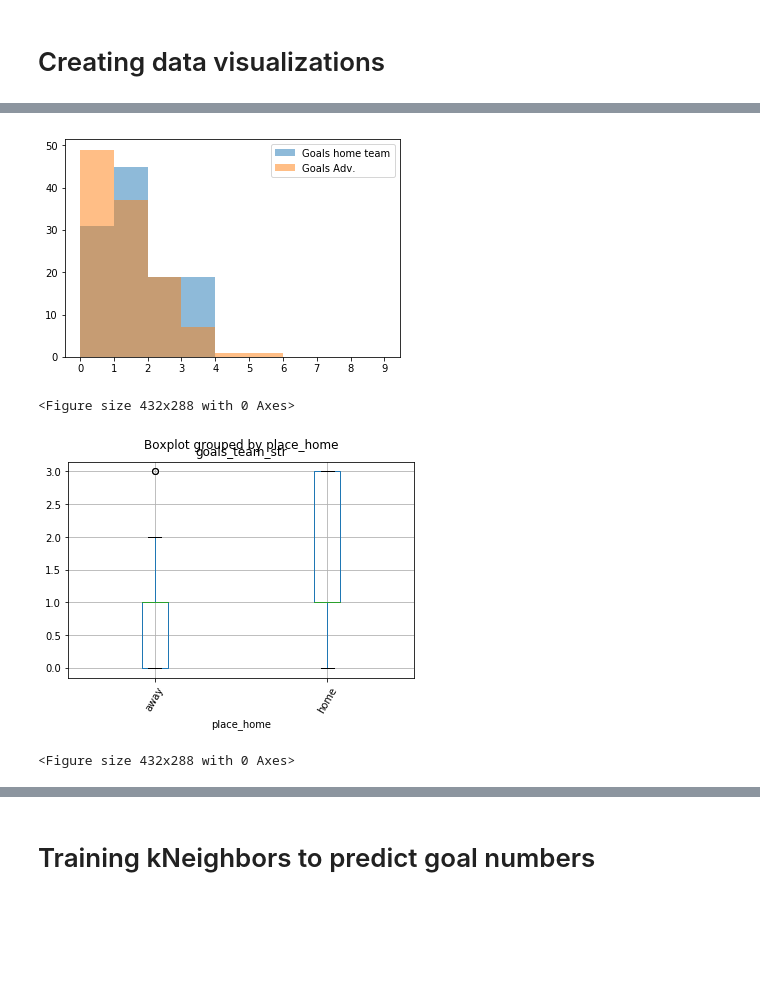
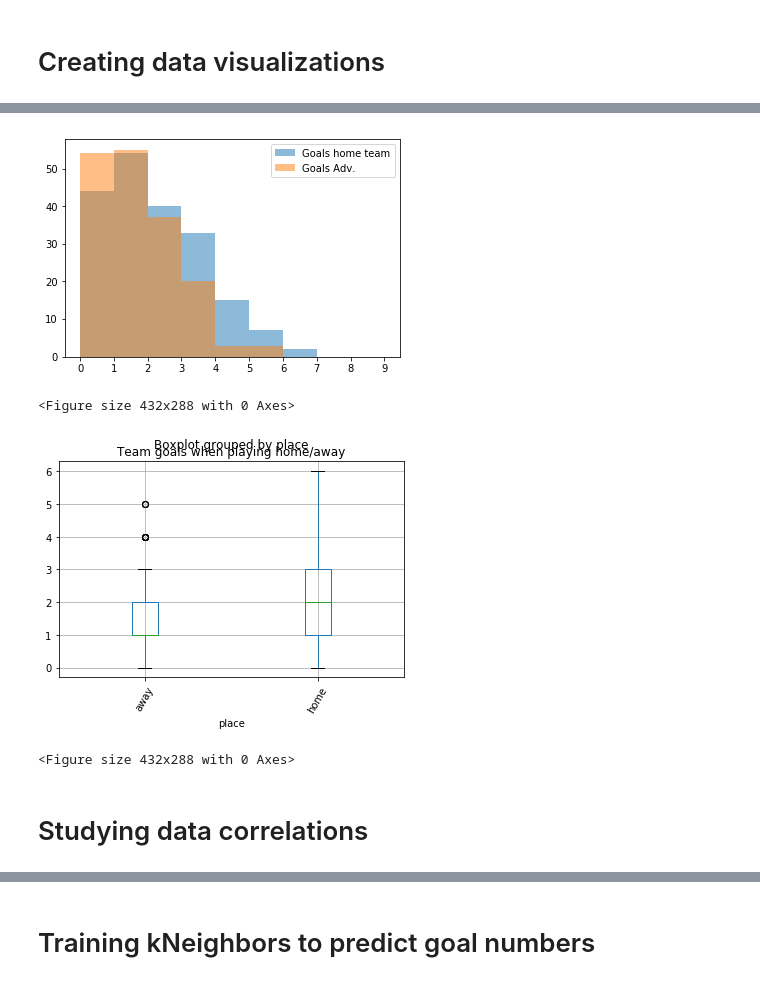
Before and after one commit to aleandrade/Data-Science, a Jupyter notebook: SoccerDataScienceNotebook.ipynb, the cells around one changed output, grey strips where cells are left out. Cells and saved outputs as stored; diff of their text form; code cells hidden in the pictures; blank space fills up the shorter version.

```diff
--- a/SoccerDataScienceNotebook.ipynb
+++ b/SoccerDataScienceNotebook.ipynb
@@ -24,7 +28,7 @@ import math
 import seaborn as sns
 from scipy.stats import randint
 # %%
-teamname = "Santos"
+teamname = "Arsenal"
 
 matches = pd.read_csv("spi_matches.csv")
 if(teamname == "all") :
@@ -47,7 +51,7 @@ for label, row in team_matches_data.iterrows() :
         team_matches_data.loc[label, "spi_adv"] = row['spi2']
         team_matches_data.loc[label, "spi_dif"] = row['spi1'] - row['spi2']
         if(math.isnan(row['importance1'])) :
-            team_matches_data.loc[label, "importance_team"] = 25.0
+            team_matches_data.loc[label, "importance_team"] = 50.0
         else :
             team_matches_data.loc[label, "importance_team"] = row['importance1']
 
@@ -77,7 +81,7 @@ for label, row in team_matches_data.iterrows() :
         team_matches_data.loc[label, "spi_adv"] = row['spi1']
         team_matches_data.loc[label, "spi_dif"] = row['spi2'] - row['spi1']
         if(math.isnan(row['importance2'])) :
-            team_matches_data.loc[label, "importance_team"] = 25.0
+            team_matches_data.loc[label, "importance_team"] = 50.0
         else :
             team_matches_data.loc[label, "importance_team"] = row['importance2']
 
@@ -129,23 +143,24 @@ plt.clf()
 # %%
-plt.hist(team_matches_data['goals_team_str'], bins = range(10), alpha=0.5, label='Goals home team')
+plt.hist(team_matches_data['goals_team'], bins = range(10), alpha=0.5, label='Goals home team')
 plt.hist(team_matches_data['goals_adv'], bins = range(10), alpha=0.5, label='Goals Adv.')
 plt.legend(loc='upper right')
 plt.xticks(range(10))
 plt.show()
 plt.clf()
 
 team_done_matches = team_matches_data[team_matches_data['datetimeobj'] < datetime.datetime.now() - datetime.timedelta(days=1)]
 team_predict = team_done_matches[['goals_team_str','prob_team', 'importance_team', 'spi_dif', 'place']]
 team_predict = pd.get_dummies(team_predict, drop_first = True)
 
-
-
-team_predict.boxplot('goals_team_str', 'place_home', rot=60)
+team_done_matches.boxplot('goals_team', 'place', rot=60)
+plt.title("Team goals when playing home/away")
 plt.xticks([1, 2], ['away', 'home'])
 plt.show()
 plt.clf()
 # %% [output]
-[figure, old version]
+[figure, new version]
 <Figure size 432x288 with 0 Axes>
-[figure, old version]
+[figure, new version]
 <Figure size 432x288 with 0 Axes>
+# %% [markdown]
+# Studying data correlations
```
Also changed, not shown: parts of 18 cells of this notebook, 2 other files.
